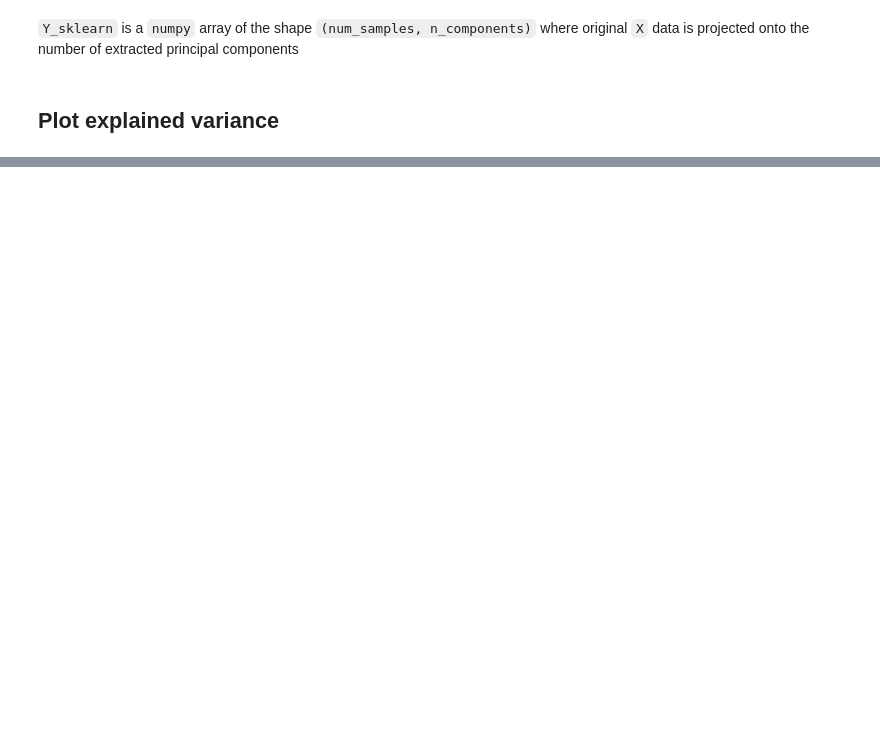
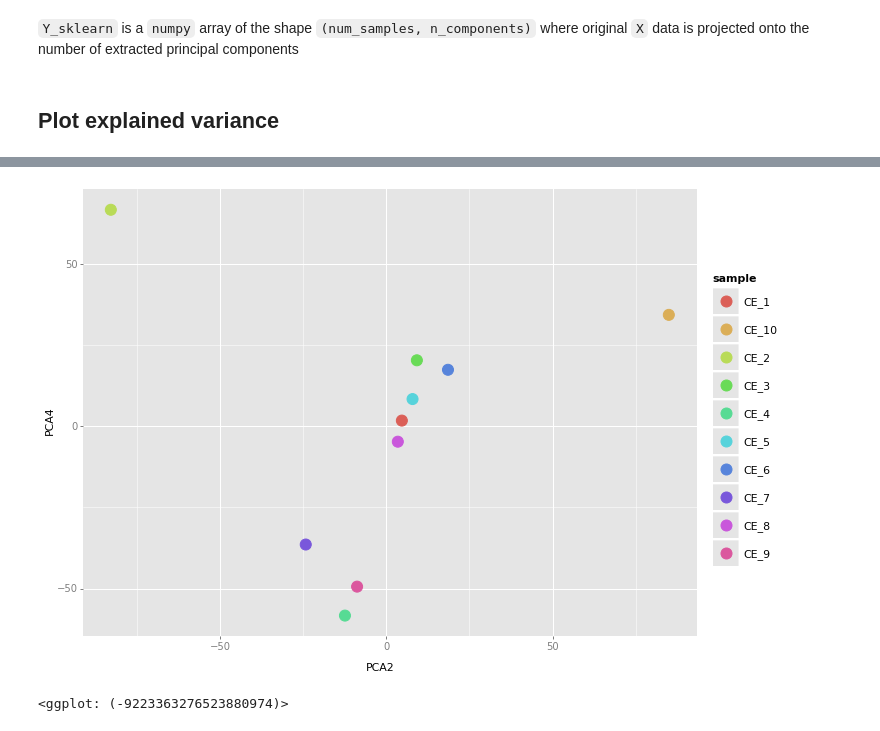
Before and after one commit to NudlerLab/biodata, a Jupyter notebook: sessions/CE PCA.ipynb, the cells around one changed output, grey strips where cells are left out. Cells and saved outputs as stored; diff of their text form; code cells hidden in the pictures; blank space fills up the shorter version.

```diff
--- a/sessions/CE PCA.ipynb
+++ b/sessions/CE PCA.ipynb
@@ -75,13 +165,12 @@ print(g)
 # %%
 pca_df = pd.DataFrame()
 pca_df['sample'] = ['CE_%i' % (x+1) for x in range(10)]
-pca_df['PCA2'] = 0
-pca_df['PCA4'] = 0
+pca_df['PCA2'] = Y_sklearn[:,1]
+pca_df['PCA4'] = Y_sklearn[:,3]
 
-for i in range(Y_sklearn.shape[0]):
-    pca_df.ix[i, 'PCA1'] = Y_sklearn[i,0]
-    pca_df.ix[i, 'PCA4'] = Y_sklearn[i,3]
-
-g = ggplot(pca_df, aes(x='PCA1', y='PCA4', color='sample')) \
+g = ggplot(pca_df, aes(x='PCA2', y='PCA4', color='sample')) \
     + geom_point(size=10)
 print(g)
+# %% [output]
+[figure, added]
+<ggplot: (-9223363276523880974)>
```
Also changed, not shown: parts of 10 cells of this notebook.
